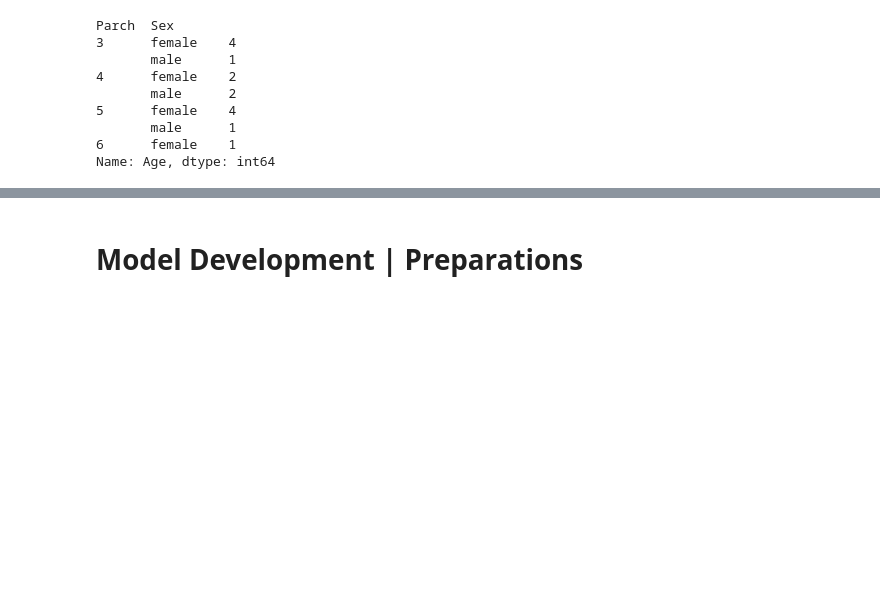
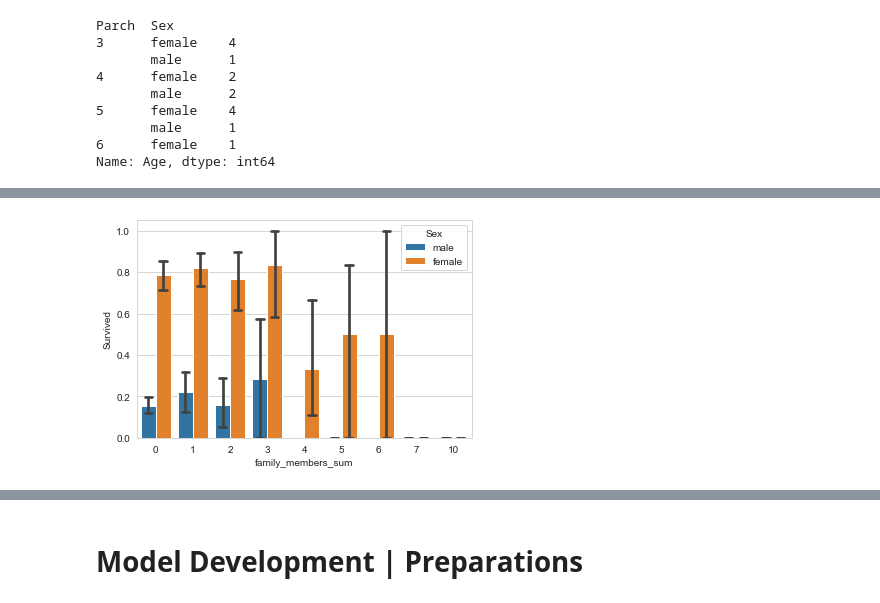
Before and after one commit to SanYattsu/Data_Science_Projects, a Jupyter notebook: Survival_prediction_Titanic/Titanic-survival-prediction-kag.ipynb, the cells around one changed output, grey strips where cells are left out. Saved outputs shown, nothing was run; the diff lists cells and outputs as text; code cells hidden in the pictures; blank space fills up the shorter version.

```diff
--- a/Survival_prediction_Titanic/Titanic-survival-prediction-kag.ipynb
+++ b/Survival_prediction_Titanic/Titanic-survival-prediction-kag.ipynb
@@ -166,7 +179,7 @@ S         1         127
 Name: Survived, dtype: int64
 # %%
 # Find family name and title
-train[['family_name','title']] = list(train['Name'].apply(Name_func))
+train[['title','family_name']] = list(train['Name'].apply(Name_func))
 # %%
 # Check what NaN we have inside title
 train[train['Age'].isna()].groupby(['Age', 'title'], dropna=False)['Sex'].count()
@@ -316,0 +330,7 @@ plt.show()
+# %%
+# And the same plot for Age > 10
+train['family_members_sum'] = train['SibSp'] + train['Parch']
+ax = sns.barplot(data=train[train['Age']>10], x="family_members_sum", y="Survived", hue="Sex", capsize=.2)
+plt.show()
+# %% [output]
+[figure, added]
```
Also changed, not shown: parts of 28 cells of this notebook.
